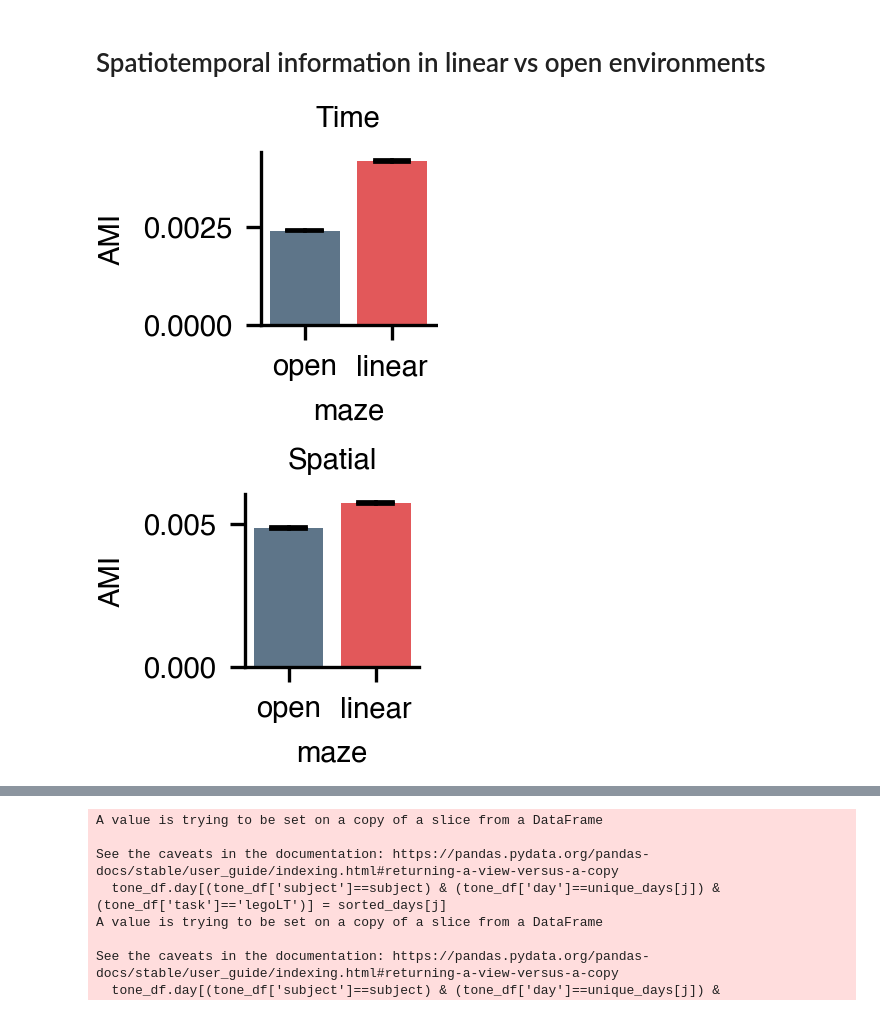
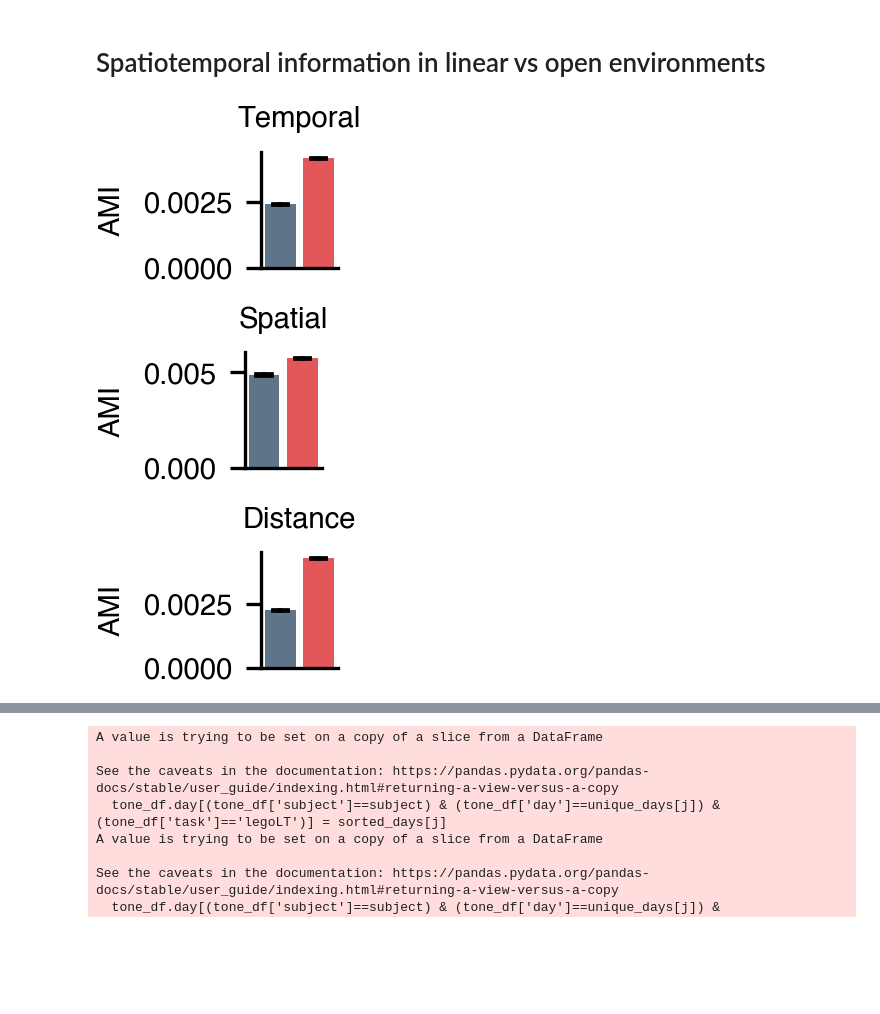
Before and after one commit to etterguillaume/PyCaAn, a Jupyter notebook: plot_emergence_spatiotemporal_codes.ipynb, the cells around one changed output, grey strips where cells are left out. Drawn from its saved outputs; the diff is of its cells as text; code cells hidden in the pictures; blank space fills up the shorter version.

```diff
--- a/plot_emergence_spatiotemporal_codes.ipynb
+++ b/plot_emergence_spatiotemporal_codes.ipynb
@@ -90,41 +90,66 @@ df.loc[df['task']=='plexiOF','maze']='open'
 # %% [markdown]
 # Spatiotemporal information in linear vs open environments
 # %%
-plt.figure(figsize=(.75,.75))
+plt.figure(figsize=(.33,.5))
 sns.barplot(
     data=df.query("region=='CA1' and rewards==True and temporal_pvalue<.05"),
     #x='region',
     x='maze',
     y='temporal_info',
     errorbar='se',
     palette=['C0','C6'],
     errcolor='k',
     capsize=.4
 )
-plt.title('Time')
+n_subjects=len(df.query("region=='CA1' and rewards==True and temporal_pvalue<.05").subject.unique())
+n_neurons=len(df.query("region=='CA1' and rewards==True and temporal_pvalue<.05").index)
+plt.title(f'Temporal')
 plt.ylabel('AMI')
+plt.xlabel('')
+plt.xticks([])
 #plt.legend(bbox_to_anchor=(1.1, 1), loc='upper left', borderaxespad=0)
 plt.savefig(os.path.join(params['path_to_results'],'figures', 'bar_temporal_open_vs_linear.pdf'))
 # %% [output]
-[figure, old version]
+[figure, new version]
 # %%
 # Stats
+# %%
+plt.figure(figsize=(.33,.5))
+sns.barplot(
+    data=df.query("region=='CA1' and rewards==True and spatial_pvalue<.05"),
+    #x='region',
+    x='maze',
+    y='spatial_info',
+    errorbar='se',
+    palette=['C0','C6'],
+    errcolor='k',
+    capsize=.4
+)
+plt.title(f'Spatial')
+plt.ylabel('AMI')
+plt.xlabel('')
+plt.xticks([])
+plt.savefig(os.path.join(params['path_to_results'],'figures', 'bar_spatial_open_vs_linear.pdf'))
+# %% [output]
+[figure, added]
 # %%
-plt.figure(figsize=(.75,.75))
+plt.figure(figsize=(.33,.5))
 sns.barplot(
-    data=df.query("region=='CA1' and rewards==True and spatial_pvalue<.05"),
+    data=df.query("region=='CA1' and rewards==True and distance_pvalue<.05"),
     #x='region',
     x='maze',
-    y='spatial_info',
+    y='distance_info',
     errorbar='se',
     palette=['C0','C6'],
     errcolor='k',
     capsize=.4
 )
-plt.title('Spatial')
+plt.title(f'Distance')
 plt.ylabel('AMI')
+plt.xlabel('')
+plt.xticks([])
 #plt.legend(bbox_to_anchor=(1.1, 1), loc='upper left', borderaxespad=0)
-plt.savefig(os.path.join(params['path_to_results'],'figures', 'bar_spatial_open_vs_linear.pdf'))
+plt.savefig(os.path.join(params['path_to_results'],'figures', 'bar_distance_open_vs_linear.pdf'))
 # %% [output]
-[figure, old version]
+[figure, new version]
 # %%
```
Also changed, not shown: parts of 5 cells of this notebook, 1 other file.
